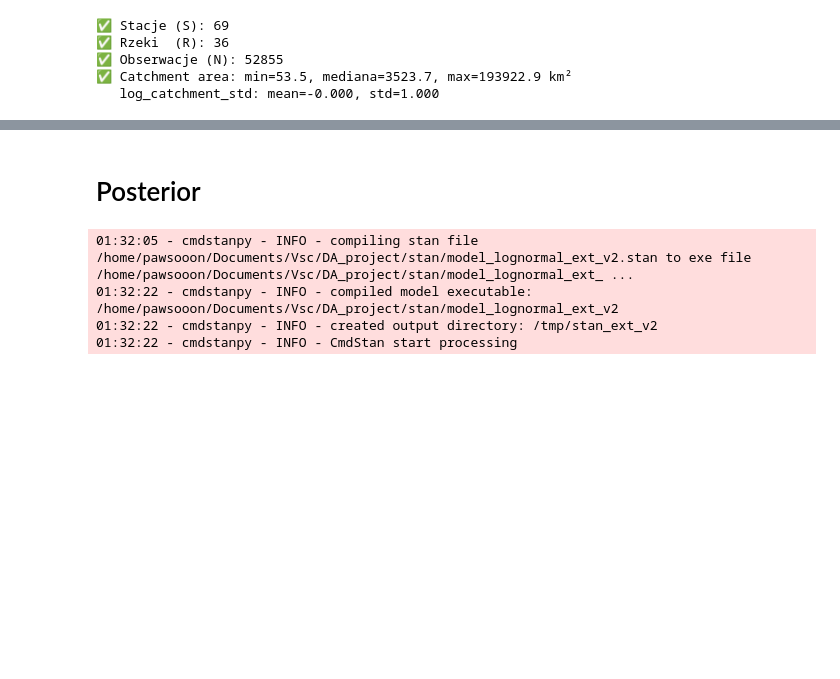
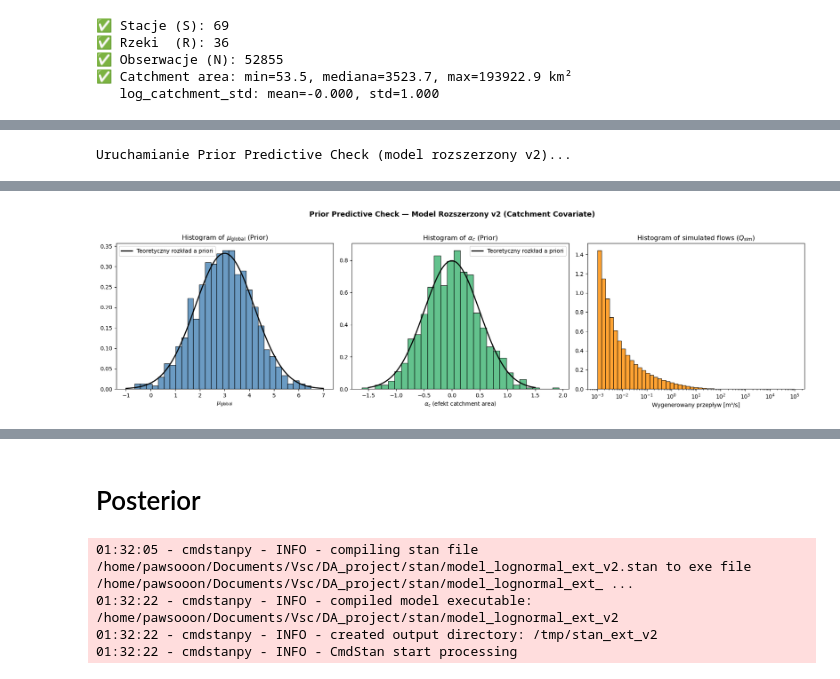
Before and after one commit to pjerzyna/Data-Analytics-Project, a Jupyter notebook: nested_hierarchical.ipynb, the cells around one changed output, grey strips where cells are left out. Cells and saved outputs as stored; diff of their text form; code cells hidden in the pictures; blank space fills up the shorter version.

```diff
--- a/nested_hierarchical.ipynb
+++ b/nested_hierarchical.ipynb
@@ -1484,3 +1484,78 @@ stan_data_ext_v2 = {
 ✅ Obserwacje (N): 52855
 ✅ Catchment area: min=53.5, mediana=3523.7, max=193922.9 km²
    log_catchment_std: mean=-0.000, std=1.000
+# %%
+# ============================================================
+# PRIOR PREDICTIVE CHECK – MODEL ROZSZERZONY v2
+# ============================================================
+# Uwaga: plik prior Stan jest taki sam jak dla v1 — hiperparametry
+# globalne i struktura hierarchiczna są identyczne. Jedyna nowość
+# to alpha_catchment ~ N(0, 0.5), który symulujemy osobno poniżej.
+# ============================================================
+
+model_ext_v2_prior = CmdStanModel(stan_file="stan/model_lognormal_ext_prior.stan")
+
+print("Uruchamianie Prior Predictive Check (model rozszerzony v2)...")
+sim_ext_v2_prior = model_ext_v2_prior.sample(
+    data=stan_data_ext_v2,   # stan_data_ext_v2 ma 'log_catchment' — plik prior go ignoruje
+    iter_sampling=1000,
+    iter_warmup=1,
+    chains=1,
+    fixed_param=True,
+    seed=42,
+    show_progress=False
+)
+
+mu_global_pred_v2 = sim_ext_v2_prior.stan_variable("mu_global")
+y_sim_raw_v2      = sim_ext_v2_prior.stan_variable("y_sim").flatten()
+y_visual_v2       = y_sim_raw_v2[(y_sim_raw_v2 > 1e-3) & (y_sim_raw_v2 < 1e5)]
+
+# Symulacja alpha_catchment z priorów (nie ma go w pliku stan prior)
+np.random.seed(42)
+alpha_catchment_prior = np.random.normal(0, 0.5, size=1000)
+
+fig, axes = plt.subplots(1, 3, figsize=(18, 5), dpi=100)
+
+# Wykres 1: mu_global
+x_mu = np.linspace(-1, 7, 100)
+y_mu = stats.norm.pdf(x_mu, loc=3, scale=1.2)
+axes[0].hist(mu_global_pred_v2, bins=30, density=True, alpha=0.8,
+             edgecolor='black', color='steelblue')
+axes[0].plot(x_mu, y_mu, color='k', linewidth=2, label='Teoretyczny rozkład a priori')
+axes[0].set_title('Histogram of $\\mu_{\\mathrm{global}}$ (Prior)', fontsize=12)
+axes[0].set_xlabel('$\\mu_{\\mathrm{global}}$')
+axes[0].legend()
+
+# Wykres 2: alpha_catchment — nowy parametr w v2
+x_alpha = np.linspace(-1.5, 1.5, 100)
+y_alpha = stats.norm.pdf(x_alpha, loc=0, scale=0.5)
+axes[1].hist(alpha_catchment_prior, bins=30, density=True, alpha=0.8,
+             edgecolor='black', color='mediumseagreen')
+axes[1].plot(x_alpha, y_alpha, color='k', linewidth=2, label='Teoretyczny rozkład a priori')
+axes[1].set_title('Histogram of $\\alpha_c$ (Prior)', fontsize=12)
+axes[1].set_xlabel('$\\alpha_c$ (efekt catchment area)')
+axes[1].legend()
+
+# Wykres 3: symulowane przepływy
+bins_safe = np.logspace(np.log10(y_visual_v2.min()), np.log10(y_visual_v2.max()), 50)
+axes[2].hist(y_visual_v2, bins=bins_safe, density=True, alpha=0.8,
+             edgecolor='black', color='darkorange')
+axes[2].set_xscale('log')
+axes[2].set_title(r'Histogram of simulated flows ($Q_{sim}$)', fontsize=12)
+axes[2].set_xlabel('Wygenerowany przepływ [m³/s]')
+
+plt.suptitle('Prior Predictive Check — Model Rozszerzony v2 (Catchment Covariate)',
+             fontsize=13, weight='bold', y=1.02)
+plt.tight_layout()
+plt.show()
+
+print("\n" + "="*55)
+print("📊 RAPORT PRIOR PREDICTIVE CHECK (model rozszerzony v2):")
+print(f"   • Mediana wygenerowanych przepływów: {np.median(y_visual_v2):.2f} m³/s")
+print(f"   • 95. percentyl przepływu w PPC:     {np.percentile(y_visual_v2, 95):.2f} m³/s")
+print(f"   • 99. percentyl (ekstremum):         {np.percentile(y_visual_v2, 99):.2f} m³/s")
+print(f"   • alpha_catchment — mean: {alpha_catchment_prior.mean():.3f}, "
+      f"95% CI: [{np.percentile(alpha_catchment_prior, 2.5):.3f}, "
+      f"{np.percentile(alpha_catchment_prior, 97.5):.3f}]")
+print("="*55)
+# %% [output]
@@ -1486,0 +1564 @@ stan_data_ext_v2 = {
+Uruchamianie Prior Predictive Check (model rozszerzony v2)...
@@ -1486,0 +1566 @@ stan_data_ext_v2 = {
+[figure, added]
```
Also changed, not shown: parts of 15 cells of this notebook, 1 other file.
